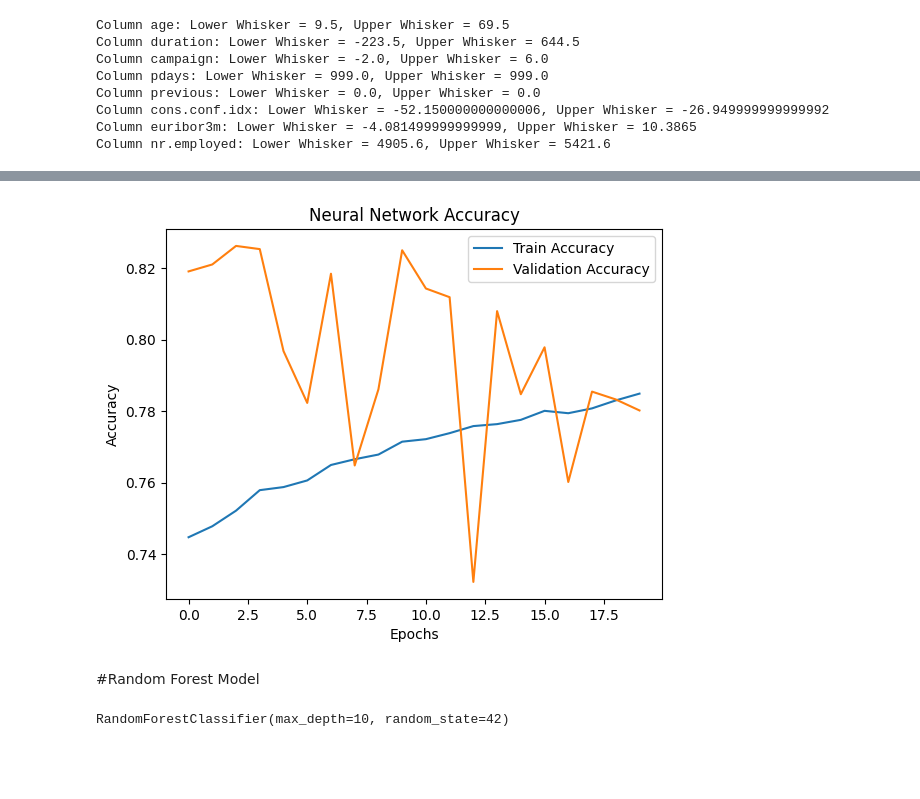
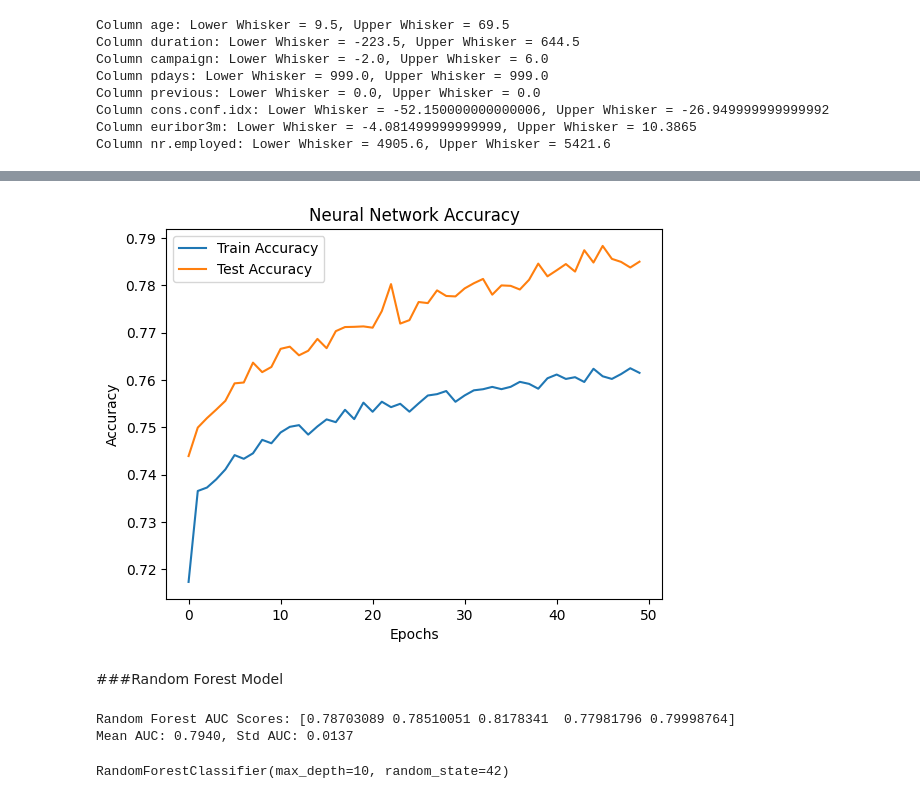
Before and after one commit to SithmiDesilva/Bank_Marketing_Prediction, a Jupyter notebook: Bank_Marketing_Prediction.ipynb, the cells around one changed output, grey strips where cells are left out. Drawn from its saved outputs; the diff is of its cells as text; code cells hidden in the pictures; blank space fills up the shorter version.

Commit message:
Cross-Validated the Random Forest model using kfolds

```diff
--- a/Bank_Marketing_Prediction.ipynb
+++ b/Bank_Marketing_Prediction.ipynb
@@ -307,16 +312,4 @@ data_encoded.head()
 # %%
-# Step 4: Split the Dataset into Training and Testing Sets
+# Split the Dataset into Training and Testing Sets
 X = data_encoded.drop('y', axis=1)  # Features
 y = data_encoded['y']               # Target
-X_train, X_test, y_train, y_test = train_test_split(X, y, test_size=0.3, random_state=42, stratify=y)
-# %%
-from imblearn.over_sampling import SMOTE
-from collections import Counter
-
-
-# Balancing dataset using SMOTE
-sm = SMOTE(random_state=42)
-X_train_resampled, y_train_resampled = sm.fit_resample(X_train, y_train)
-
-print("Original training class distribution:", Counter(y_train))
-print("Resampled training class distribution:", Counter(y_train_resampled))
@@ -351,13 +345,18 @@ from sklearn.preprocessing import StandardScaler
 # %%
-#Define Artificial Neural Network Architecture (Building the model)
-bankad_ann= Sequential()
-bankad_ann.add(Dense(32,activation='relu',input_dim=X_train_resampled.shape[1])) #32 neurons in this layer
-bankad_ann.add(Dense(64,activation='relu')) #64 neurons
-bankad_ann.add(Dense(1,activation='sigmoid'))  #Output layer for binary classification
+#Building ANN architecture
+bankad_ann = Sequential([
+    Dense(128, activation='relu', input_dim=X_train_resampled.shape[1]),
+    BatchNormalization(), # Used to improve performance and speedup training
+    Dropout(0.4),
+    Dense(64, activation='relu'),
+    BatchNormalization(),
+    Dropout(0.3),
+    Dense(1, activation='sigmoid') #output layer
+])
 # %%
 #Compile the model
 bankad_ann.compile(optimizer=Adam(learning_rate=0.001),loss='binary_crossentropy',metrics=['accuracy'])
 # %%
 #Train the model
-history=bankad_ann.fit(X_train_resampled,y_train_resampled,epochs=20,batch_size=32,validation_data=(X_test,y_test),verbose=1)
+history=bankad_ann.fit(X_train_resampled,y_train_resampled,epochs=50,batch_size=32,validation_data=(X_test,y_test),verbose=1)
 # %% [output]
@@ -405,14 +404,14 @@ ROC-AUC Score: 0.7571063407147809
 # %%
 # Plot Training and Validation Accuracy
 plt.plot(history.history['accuracy'], label='Train Accuracy')
-plt.plot(history.history['val_accuracy'], label='Validation Accuracy')
+plt.plot(history.history['val_accuracy'], label='Test Accuracy')
 plt.title('Neural Network Accuracy')
 plt.xlabel('Epochs')
 plt.ylabel('Accuracy')
 plt.legend()
 plt.show()
 # %% [output]
-[figure, old version]
+[figure, new version]
 # %% [markdown]
-#Random Forest Model
+###Random Forest Model
 # %%
@@ -421,6 +422,15 @@ from sklearn.metrics import accuracy_score, classification_report, roc_auc_score
 # %%
 # Define Random Forest Model
 rf_bankad = RandomForestClassifier(n_estimators=100, random_state=42, max_depth=10)
+# %%
+ # Cross validation using kfolds
+kfold = StratifiedKFold(n_splits=5, shuffle=True, random_state=42)
+rf_cv_scores = cross_val_score(rf_bankad, X, y, cv=kfold, scoring='roc_auc')
+print(f"Random Forest AUC Scores: {rf_cv_scores}")
+print(f"Mean AUC: {np.mean(rf_cv_scores):.4f}, Std AUC: {np.std(rf_cv_scores):.4f}")
+# %% [output]
+Random Forest AUC Scores: [0.78703089 0.78510051 0.8178341  0.77981796 0.79998764]
+Mean AUC: 0.7940, Std AUC: 0.0137
 # %%
 # Train the Model
 rf_bankad.fit(X_train_resampled, y_train_resampled)
```
Also changed, not shown: parts of 61 cells of this notebook.
